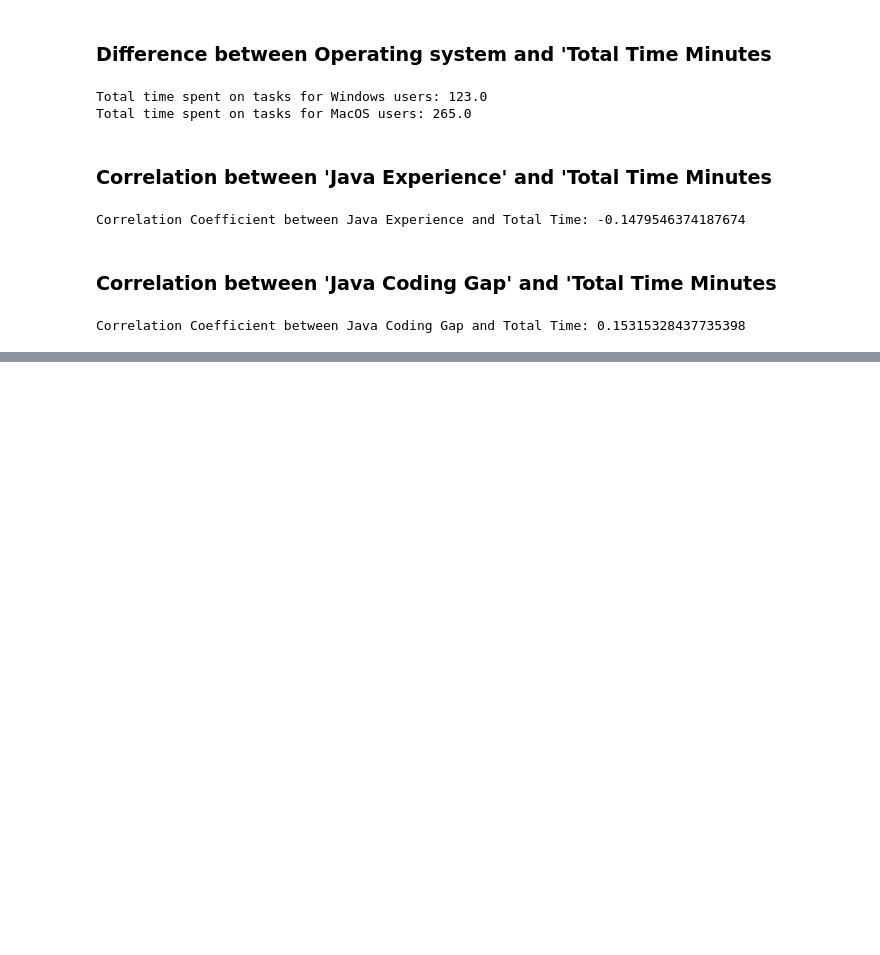
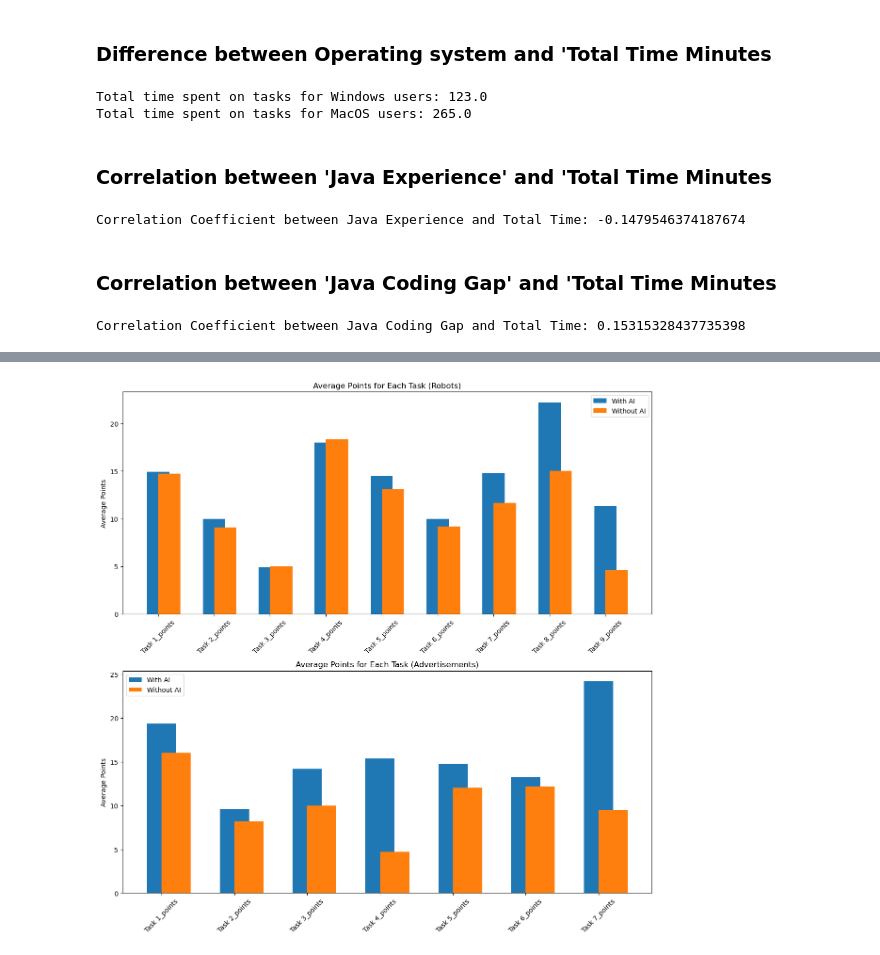
Before and after one commit to cseetreview/review_project, a Jupyter notebook: dataanalysis copy.ipynb, the cells around one changed output, grey strips where cells are left out. Cells and saved outputs as stored; diff of their text form; code cells hidden in the pictures; blank space fills up the shorter version.

```diff
--- a/dataanalysis copy.ipynb
+++ b/dataanalysis copy.ipynb
@@ -465,0 +500,41 @@ Correlation Coefficient between Java Coding Gap and Total Time: 0.15315328437735
+# %%
+# Filtering data for each set
+data_with_ai_robots = data[(data['With AI'] == 'Yes') & (data['Exam Set'] == 'Robots')]
+data_without_ai_robots = data[(data['With AI'] == 'No') & (data['Exam Set'] == 'Robots')]
+data_with_ai_ads = data[(data['With AI'] == 'Yes') & (data['Exam Set'] == 'Advertisements')]
+data_without_ai_ads = data[(data['With AI'] == 'No') & (data['Exam Set'] == 'Advertisements')]
+
+# Assuming tasks are from Task 1 to Task 9
+task_columns = ['Task 1_points', 'Task 2_points', 'Task 3_points', 'Task 4_points', 'Task 5_points', 'Task 6_points', 'Task 7_points', 'Task 8_points', 'Task 9_points']
+
+# Calculating averages
+avg_points_with_ai_robots = data_with_ai_robots[task_columns].mean()
+avg_points_without_ai_robots = data_without_ai_robots[task_columns].mean()
+avg_points_with_ai_ads = data_with_ai_ads[task_columns].mean()
+avg_points_without_ai_ads = data_without_ai_ads[task_columns].mean()
+
+# Plotting
+fig, axs = plt.subplots(2, 1, figsize=(12, 12))
+
+# Robots
+axs[0].bar(task_columns, avg_points_with_ai_robots, width=0.4, label='With AI', align='center')
+axs[0].bar(task_columns, avg_points_without_ai_robots, width=0.4, label='Without AI', align='edge')
+axs[0].set_ylabel('Average Points')
+axs[0].set_title('Average Points for Each Task (Robots)')
+axs[0].legend()
+
+# Advertisements
+axs[1].bar(task_columns, avg_points_with_ai_ads, width=0.4, label='With AI', align='center')
+axs[1].bar(task_columns, avg_points_without_ai_ads, width=0.4, label='Without AI', align='edge')
+axs[1].set_ylabel('Average Points')
+axs[1].set_title('Average Points for Each Task (Advertisements)')
+axs[1].legend()
+
+for ax in axs:
+    plt.sca(ax)
+    plt.xticks(rotation=45)
+
+plt.tight_layout()
+plt.show()
+# %% [output]
+[figure, added]
```
Also changed, not shown: parts of 4 cells of this notebook, 5 other files.
